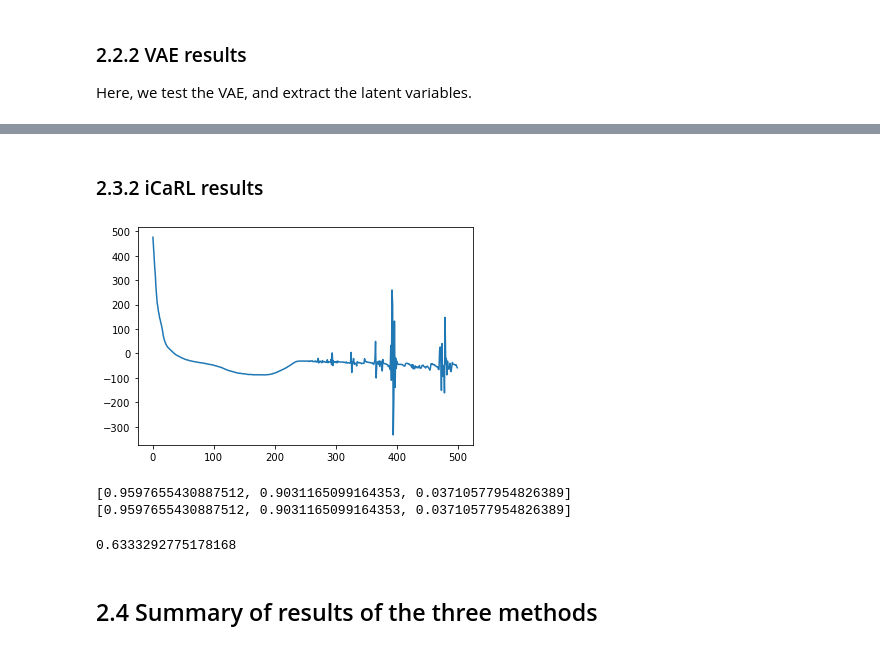
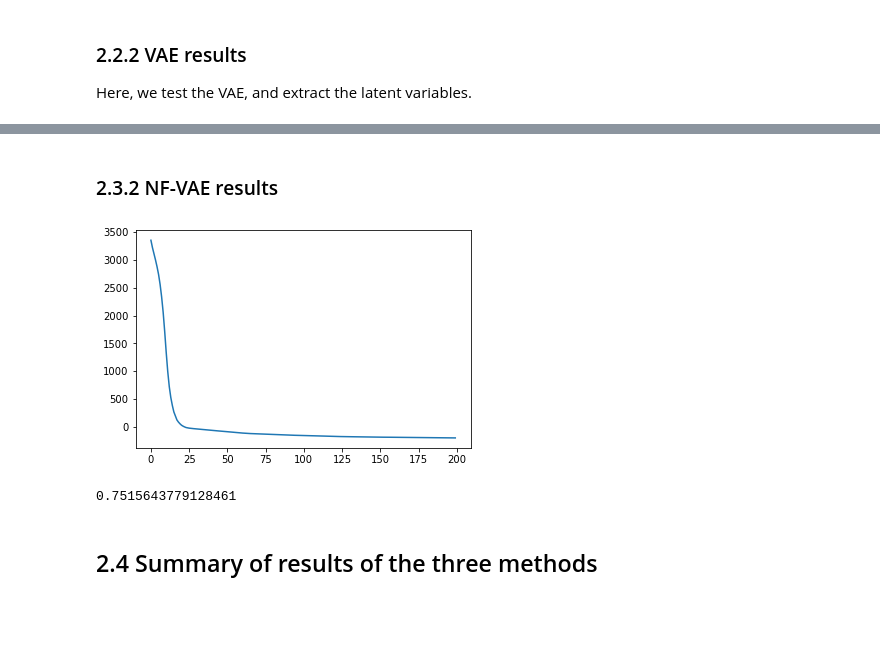
Before and after one commit to AlliBusa/02456_Project_Causality, a Jupyter notebook: Report_Notebook_SyntheticData.ipynb, the cells around one changed output, grey strips where cells are left out. Cells and saved outputs as stored; diff of their text form; code cells hidden in the pictures; blank space fills up the shorter version.

```diff
--- a/Report_Notebook_SyntheticData.ipynb
+++ b/Report_Notebook_SyntheticData.ipynb
@@ -440,7 +643,7 @@ In this section we implement, train and test the NF-VAE algorithm.
 
 Collapse subsection at your own leisure.
 # %%
-class iCARL(nn.Module):
+class NFVAE(nn.Module):
     def __init__(self, x, y, e, input_size, output_size, input_size_de, output_size_de, input_size_pr, output_size_pr, y_dim, beta=1):
         super().__init__()
         # Encoder
@@ -540,7 +743,7 @@ x_y_e = 15
 x_dim = 10
 ye_dim = 5
 y_dim = 1
-net_icarl=iCARL(x.float(), y.float(), e.float(), x_y_e, z_dim, z_dim, x_dim, ye_dim, z_dim, y_dim, beta=1)
+net_icarl=NFVAE(x.float(), y.float(), e.float(), x_y_e, z_dim, z_dim, x_dim, ye_dim, z_dim, y_dim, beta=1)
 
 optimizer = Adam(net_icarl.parameters(), lr=1e-3)
 
@@ -588,45 +794,43 @@ Train loss: tensor(-58.3005)
 # %% [markdown]
-### 2.3.2 iCaRL results ###
+### 2.3.2 NF-VAE results ###
 # %%
 %matplotlib inline
 plt.plot(train_loss)
 plt.show()
 
 # get z
 loader = test_loader
 latent_variables = torch.zeros((len(train_loader)*128, 3))
 envs_samp = np.zeros((len(train_loader)*128, 4))
 i = 0
 for x,y,e in loader:
     _, _, _, z = net_icarl.forward(x.float(), y.float(), e.float(), beta=1)
     latent_variables[i*128:i*128+128,:] = z.detach()
     envs_samp[i*128:i*128+128,:] = e.squeeze().numpy().astype(int)
     i+=1
 
-df_icarl=pd.concat([p(latent_variables.detach().numpy()), p(np.argmax(envs_samp, axis=1))],axis=1)
-df_icarl.columns = ['Z1', 'Z2', 'Z3', 'Env']
+df_nfvae=pd.concat([p(latent_variables.detach().numpy()), p(np.argmax(envs_samp, axis=1))],axis=1)
+df_nfvae.columns = ['Z1', 'Z2', 'Z3', 'Env']
 colors = {0: 'red', 1: 'blue', 2: 'green', 3: 'yellow'}
-m_icarl=df_icarl['Env'].map(colors)
-df_icarl['c']=m
+m_nfvae=df_nfvae['Env'].map(colors)
+df_nfvae['c']=m
 
-pdf_icarl=df_icarl[['Z1', 'Z2', 'Z3']]
-pdf_icarl.columns = ['pZ1', 'pZ2', 'pZ3']
+pdf_nfvae=df_nfvae[['Z1', 'Z2', 'Z3']]
+pdf_nfvae.columns = ['pZ1', 'pZ2', 'pZ3']
 #cdf=tdf[['Z1', 'Z2', 'Z3']].iloc[4000:7968,:]
-cdf_icarl=tdf[['Z1', 'Z2', 'Z3']].iloc[2000:3920,:]
-cdf_icarl['pZ1']=pdf_icarl['pZ1'].values
-cdf_icarl['pZ2']=pdf_icarl['pZ2'].values
-cdf_icarl['pZ3']=pdf_icarl['pZ3'].values
+cdf_nfvae=tdf[['Z1', 'Z2', 'Z3']].iloc[2000:3920,:]
+cdf_nfvae['pZ1']=pdf_nfvae['pZ1'].values
+cdf_nfvae['pZ2']=pdf_nfvae['pZ2'].values
+cdf_nfvae['pZ3']=pdf_nfvae['pZ3'].values
 #df.round(2)
 # %% [output]
-[figure, old version]
+[figure, new version]
 # %%
 # Calculate MCC
-mcc_icarl = MCC(cdf_icarl.iloc[:,:3].values, pdf_icarl.values)
-MCC(cdf_icarl.iloc[:,:3].values, pdf_icarl.values)
+mcc_icarl = MCC(cdf_nfvae.iloc[:,:3].values, pdf_nfvae.values)
+MCC(cdf_nfvae.iloc[:,:3].values, pdf_nfvae.values)
 # %% [output]
-[0.9597655430887512, 0.9031165099164353, 0.03710577954826389]
-[0.9597655430887512, 0.9031165099164353, 0.03710577954826389]
+0.7515643779128461
-0.6333292775178168
 # %% [markdown]
 ## 2.4 Summary of results of the three methods ##
 # %% [markdown]
```
Also changed, not shown: parts of 58 cells of this notebook.
